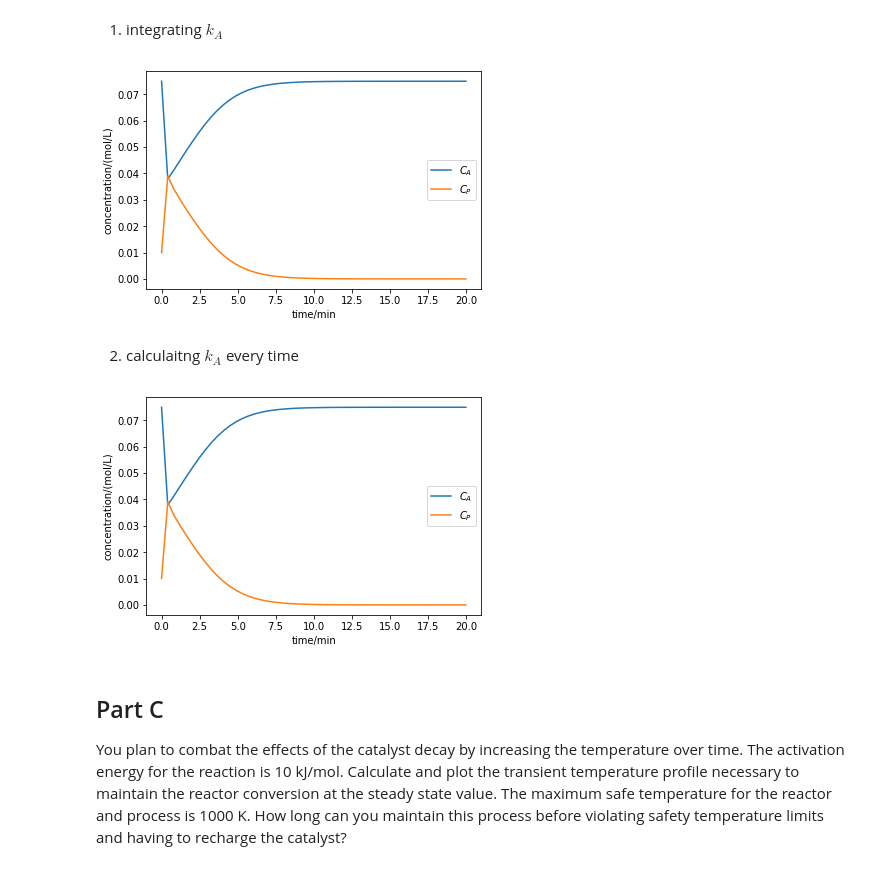
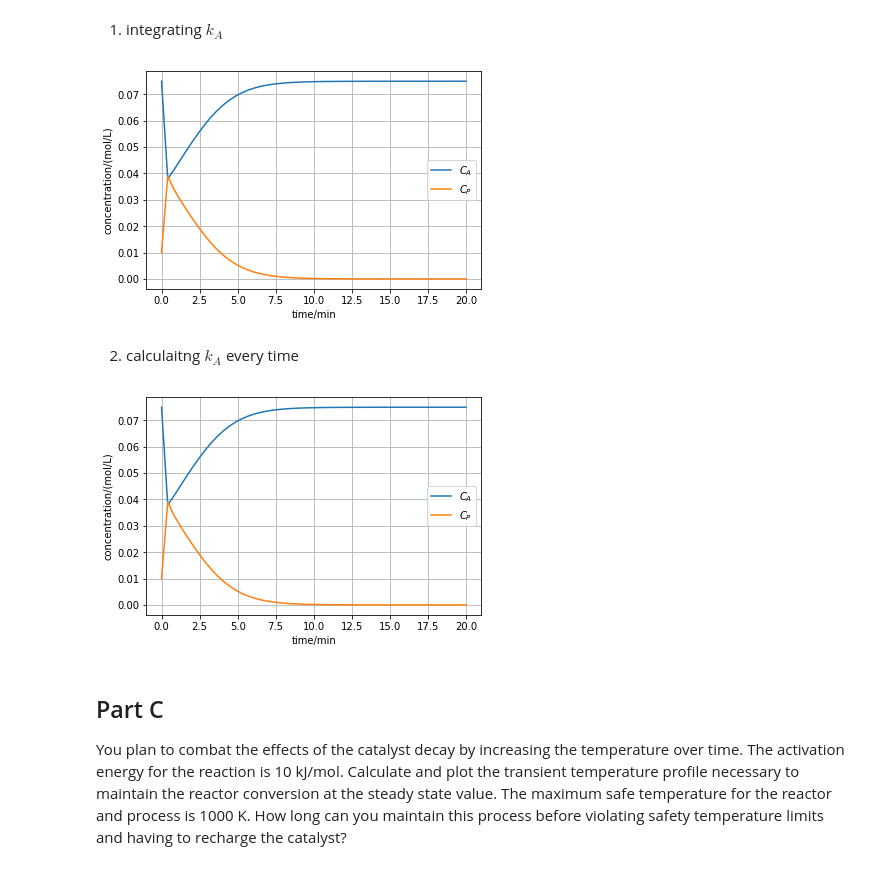
Before and after one commit to Johnick-Cheng/f17-06625, a Jupyter notebook: assignments/HW8-pengfeic.ipynb, the cells around one changed output. Cells and saved outputs as stored; diff of their text form; code cells hidden in the pictures.

```diff
--- a/assignments/HW8-pengfeic.ipynb
+++ b/assignments/HW8-pengfeic.ipynb
@@ -56,33 +115,34 @@ $k_A$ is a time-varing variable. We can update the value of $k_A$ by integrating
 # %%
 FA0 = 30 # mol/min
 C0 = [0.075, 0.010]
 kA0 = 600
 kD = 0.72
 
 C0 += [kA0]
 
 def dCdt(C, t):
     CA, CP, kA = C
 
     r = kA * rho_cat * CA ** 2
 
     dCAdt = FA0 / V - CA * v0 / V - r
     dCPdt = - CP * v0 / V + r
     dkAdt = - kD * kA0 * np.exp (-kD * t)
 
     return [dCAdt, dCPdt, dkAdt]
 
 tspan = np.linspace (0, 20)
 
 C = odeint (dCdt, C0, tspan)
 
 plt.plot (tspan, C[:,0], tspan, C[:,1])
 plt.legend(['$C_A$','$C_P$'])
 plt.xlabel('time/min')
 plt.ylabel('concentration/(mol/L)')
+plt.grid()
 plt.show()
 # %% [output]
-[figure, old version]
+[figure, new version]
 # %% [markdown]
 2) calculaitng $k_A$ every time
 # %%
@@ -109,9 +169,10 @@ plt.plot (tspan, C[:,0], tspan, C[:,1])
 plt.legend(['$C_A$','$C_P$'])
 plt.xlabel('time/min')
 plt.ylabel('concentration/(mol/L)')
+plt.grid()
 plt.show()
 # %% [output]
-[figure, old version]
+[figure, new version]
 # %% [markdown]
 ## Part C
 You plan to combat the effects of the catalyst decay by increasing the temperature over time.  The activation energy for the reaction is 10 kJ/mol.  Calculate and plot the transient temperature profile necessary to maintain the reactor conversion at the steady state value. The maximum safe temperature for the reactor and process is 1000 K. How long can you maintain this process before violating safety temperature limits and having to recharge the catalyst?
```
Also changed, not shown: parts of 9 cells of this notebook, 14 other files.
